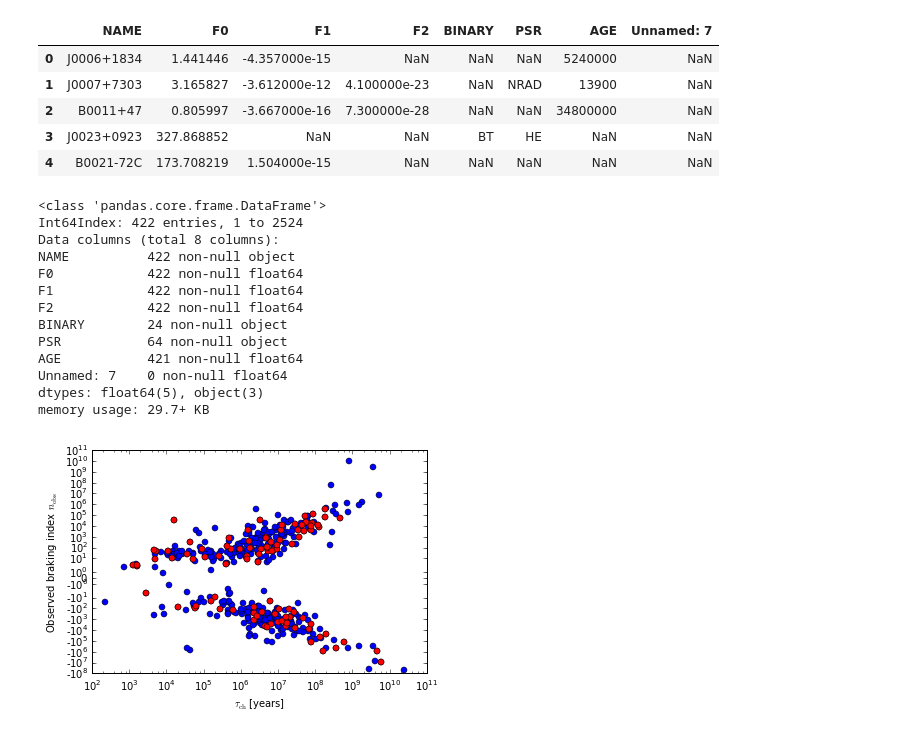
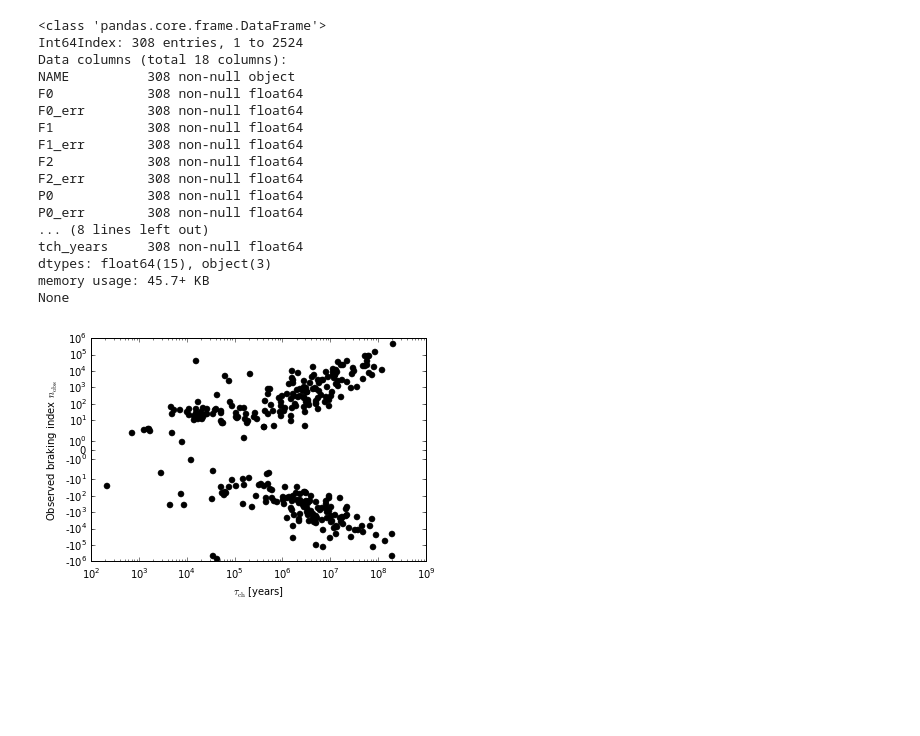
Before and after one commit to GregoryAshton/neutron_star_modelling, a Jupyter notebook: BrakingIndex/FittingToBiryukov.ipynb, the cells around one changed output. Saved outputs shown, nothing was run; the diff lists cells and outputs as text; code cells hidden in the pictures; blank space fills up the shorter version.

```diff
--- a/BrakingIndex/FittingToBiryukov.ipynb
+++ b/BrakingIndex/FittingToBiryukov.ipynb
@@ -7,29 +7,0 @@ import matplotlib.pyplot as plt
-# %%
-df_full = pd.read_csv("ATNF_data_file.txt", sep=" ", skiprows=[0, 2, 3], header=0,
-                 skipinitialspace=True, skipfooter=1, engine='python',
-                 na_values="*")
-df_full.head()
-# %% [output]
-|  | NAME | F0 | F1 | F2 | BINARY | PSR | AGE | Unnamed: 7 |
-| 0 | J0006+1834 | 1.441446 | -4.357000e-15 | NaN | NaN | NaN | 5240000 | NaN |
-| 1 | J0007+7303 | 3.165827 | -3.612000e-12 | 4.100000e-23 | NaN | NRAD | 13900 | NaN |
-| 2 | B0011+47 | 0.805997 | -3.667000e-16 | 7.300000e-28 | NaN | NaN | 34800000 | NaN |
-| 3 | J0023+0923 | 327.868852 | NaN | NaN | BT | HE | NaN | NaN |
-| 4 | B0021-72C | 173.708219 | 1.504000e-15 | NaN | NaN | NaN | NaN | NaN |
-# %%
-df = df_full[~np.isnan(df_full['F2'])].copy().reindex()
-df.info()
-# %% [output]
-<class 'pandas.core.frame.DataFrame'>
-Int64Index: 422 entries, 1 to 2524
-Data columns (total 8 columns):
-NAME          422 non-null object
-F0            422 non-null float64
-F1            422 non-null float64
-F2            422 non-null float64
-BINARY        24 non-null object
-PSR           64 non-null object
-AGE           421 non-null float64
-Unnamed: 7    0 non-null float64
-dtypes: float64(5), object(3)
-memory usage: 29.7+ KB
@@ -40,15 +8,25 @@ df['tch_years'] = df['tch'] / (86400 * 365)
-# %%
-fig, ax = plt.subplots()
-
-ax.semilogx(df['tch_years'], df['nobs'], "o")
-ax.set_yscale("symlog")
-ax.set_xlabel(r"$\tau_{\mathrm{ch}}$ [years]")
-ax.set_ylabel(r"Observed braking index $n_{\mathrm{obs}}$")
-
-tch = df['tch'].values[0:100]
-nobs = df['nobs'].values[0:100]
-ax.plot(tch/(86400*365), nobs, "or")
-
-plt.show()
-# %% [output]
-[figure, removed]
+# %%
+df = RecreateBiryukov.GetData()
+tch = df['tch']
+nobs = df['nobs']
+RecreateBiryukov.NobsPlot(df)
+plt.show()
+# %% [output]
+<class 'pandas.core.frame.DataFrame'>
+Int64Index: 308 entries, 1 to 2524
+Data columns (total 18 columns):
+NAME          308 non-null object
+F0            308 non-null float64
+F0_err        308 non-null float64
+F1            308 non-null float64
+F1_err        308 non-null float64
+F2            308 non-null float64
+F2_err        308 non-null float64
+P0            308 non-null float64
+P0_err        308 non-null float64
+... (8 lines left out)
+tch_years     308 non-null float64
+dtypes: float64(15), object(3)
+memory usage: 45.7+ KB
+None
+[figure, added]
```
Also changed, not shown: parts of 7 cells of this notebook, 3 other files.
